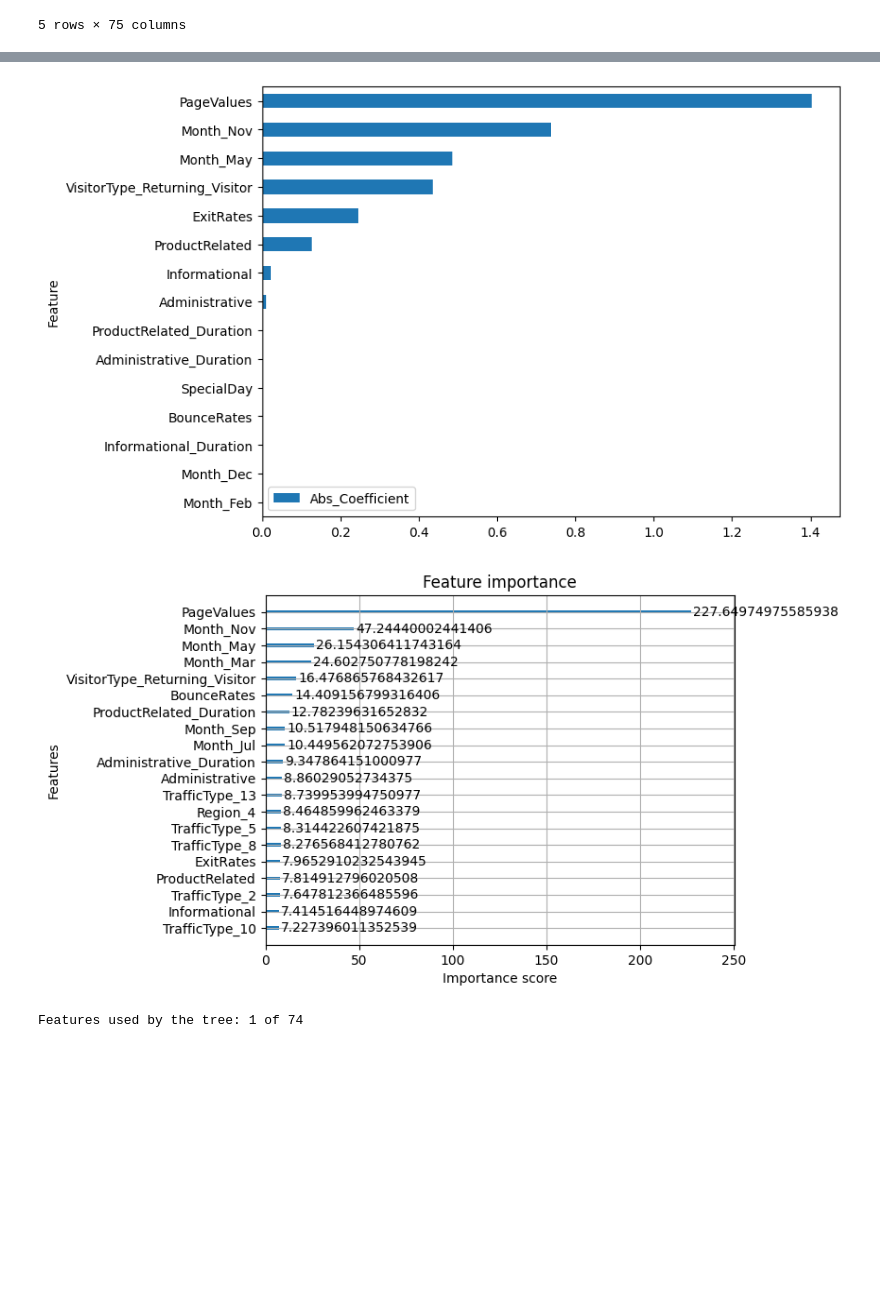
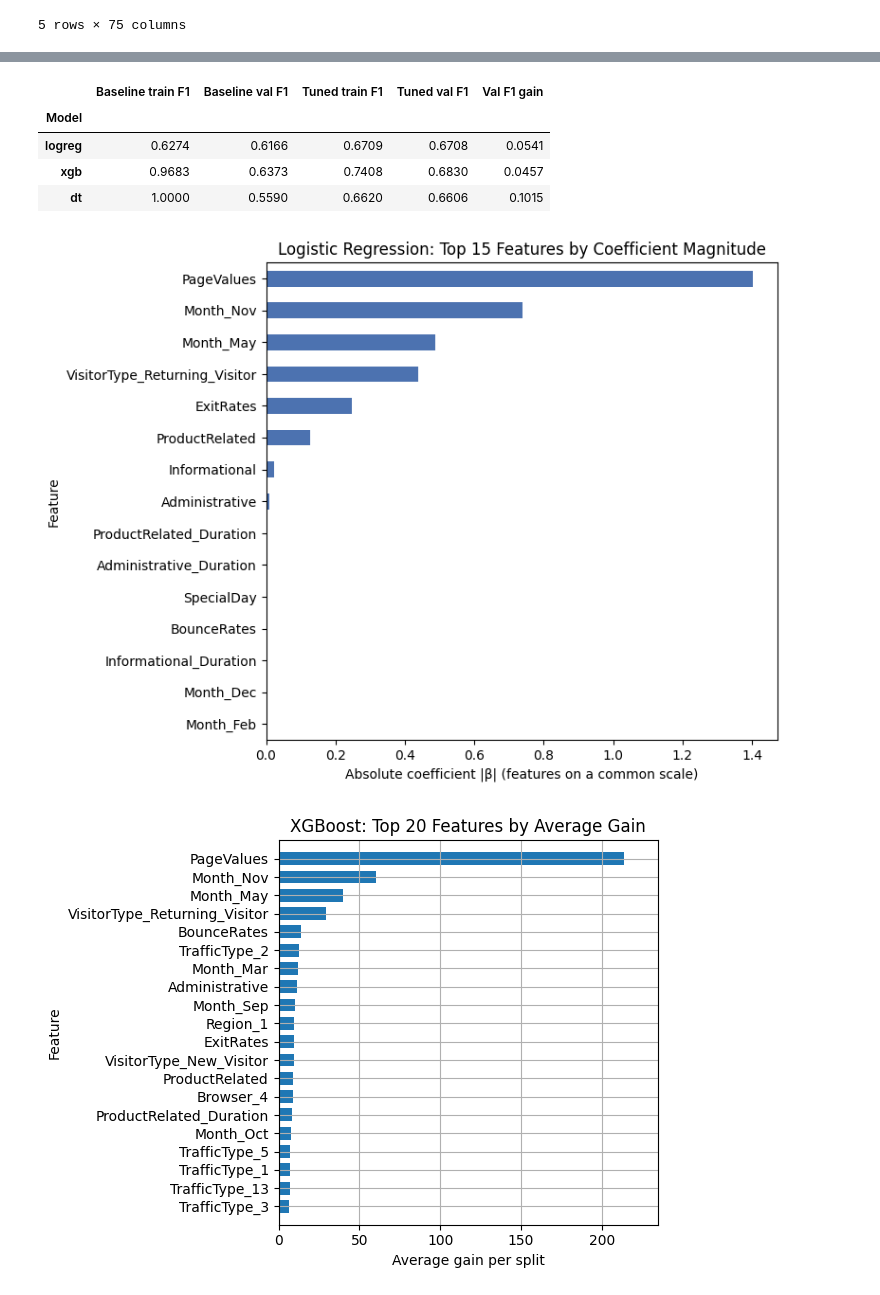
Before and after one commit to b00098368-bot/CMP_466_Project, a Jupyter notebook: purchase_intention_prediction.ipynb, the cells around one changed output, grey strips where cells are left out. Cells and saved outputs as stored; diff of their text form; code cells hidden in the pictures; blank space fills up the shorter version.

```diff
--- a/purchase_intention_prediction.ipynb
+++ b/purchase_intention_prediction.ipynb
@@ -384,18 +390,21 @@ Scaled Training Data:
 Scaled Testing Data:
 ... (3 outputs left out)
 # %%
-from sklearn.model_selection import StratifiedKFold, GridSearchCV
+from sklearn.model_selection import StratifiedKFold, RandomizedSearchCV
 from sklearn.utils.class_weight import compute_sample_weight
 from sklearn.linear_model import LogisticRegression
 from xgboost import XGBClassifier
 from sklearn.tree import DecisionTreeClassifier
 from sklearn.model_selection import cross_val_predict
 from sklearn.metrics import precision_recall_curve, average_precision_score
+from xgboost import plot_importance
 
 cv = StratifiedKFold(n_splits=5, shuffle=True, random_state=RANDOM_STATE)
 
 
 # three models - logistic regression, xgboost (ensemble) and decision tree
+
+
 
 models = {
     "logreg": {
@@ -424,14 +433,15 @@ models = {
     }
 }
 
-def run_pipline(X_train, y_train):
+def run_pipline(X_train, y_train, n_iter=30):
   searches = {}
-  # hyperparameter tuning
+  # hyperparameter tuning using random search
   for name, cfg in models.items():
+      print()
       print(f"Tuning {name}...")
 
-      gs = GridSearchCV(cfg["model"], cfg["params"], cv=cv, scoring="f1",
-                  n_jobs=-1, return_train_score=True)
+      gs = RandomizedSearchCV(cfg["model"], cfg["params"], n_iter=n_iter, cv=cv, scoring="f1",
+                  n_jobs=-1, return_train_score=True, random_state=RANDOM_STATE)
       gs.fit(X_train, y_train)
 
       r = pd.DataFrame(gs.cv_results_)
@@ -444,6 +454,55 @@ def run_pipline(X_train, y_train):
 searches = run_pipline(X_train_scaled, y_train)
 
 
+# baseline model performance
+from sklearn.model_selection import cross_validate
+from sklearn.base import clone
+
+# Baseline: each model with library-default hyperparameters
+# (max_iter raised for logreg only to avoid convergence warnings; tree_method/n_jobs/eval_metric don't change the model)
+baseline_models = {
+    "logreg": LogisticRegression(max_iter=2000, random_state=RANDOM_STATE),
+    "xgb":    XGBClassifier(objective="binary:logistic", eval_metric="logloss",
+                            random_state=RANDOM_STATE, n_jobs=1, tree_method="hist"),
+    "dt":     DecisionTreeClassifier(random_state=RANDOM_STATE),
+}
+
+def run_baseline(X_train, y_train):
+    baseline = {}
+    for name, model in baseline_models.items():
+        res = cross_validate(clone(model), X_train, y_train, cv=cv, scoring="f1",
+                             return_train_score=True, n_jobs=-1)
+        baseline[name] = {
+            "train_f1": res["train_score"].mean(),
+            "val_f1":   res["test_score"].mean(),
+            "val_std":  res["test_score"].std(),
+        }
+    return baseline
+
+baseline = run_baseline(X_train_scaled, y_train)
+
+# Compare baseline (defaults) vs tuned
+rows = []
+for name, gs in searches.items():
+    best = pd.DataFrame(gs.cv_results_).loc[gs.best_index_]
+    rows.append({
+        "Model": name,
+        "Baseline train F1": baseline[name]["train_f1"],
+        "Baseline val F1":   baseline[name]["val_f1"],
+        "Tuned train F1":    best.mean_train_score,
+        "Tuned val F1":      best.mean_test_score,
+        "Val F1 gain":       best.mean_test_score - baseline[name]["val_f1"],
+    })
+
+comparison = pd.DataFrame(rows).set_index("Model").round(4)
+display(comparison)
+
+
+
+
+
+
+# model based feature importance
 
 # Logistic regression: magnitude of the standardized coefficients
 best_lr = searches["logreg"].best_estimator_
@@ -507,3 +568,7 @@ Best CV F1 for dt: 0.6606
+|  | Baseline train F1 | Baseline val F1 | Tuned train F1 | Tuned val F1 | Val F1 gain |
+| Model |  |  |  |  |  |
+| logreg | 0.6274 | 0.6166 | 0.6709 | 0.6708 | 0.0541 |
+| xgb | 0.9683 | 0.6373 | 0.7408 | 0.6830 | 0.0457 |
+| dt | 1.0000 | 0.5590 | 0.6620 | 0.6606 | 0.1015 |
-[figure, old version]
+[figure, new version]
-[figure, old version]
+[figure, new version]
-Features used by the tree: 1 of 74
```
Also changed, not shown: parts of 5 cells of this notebook.
